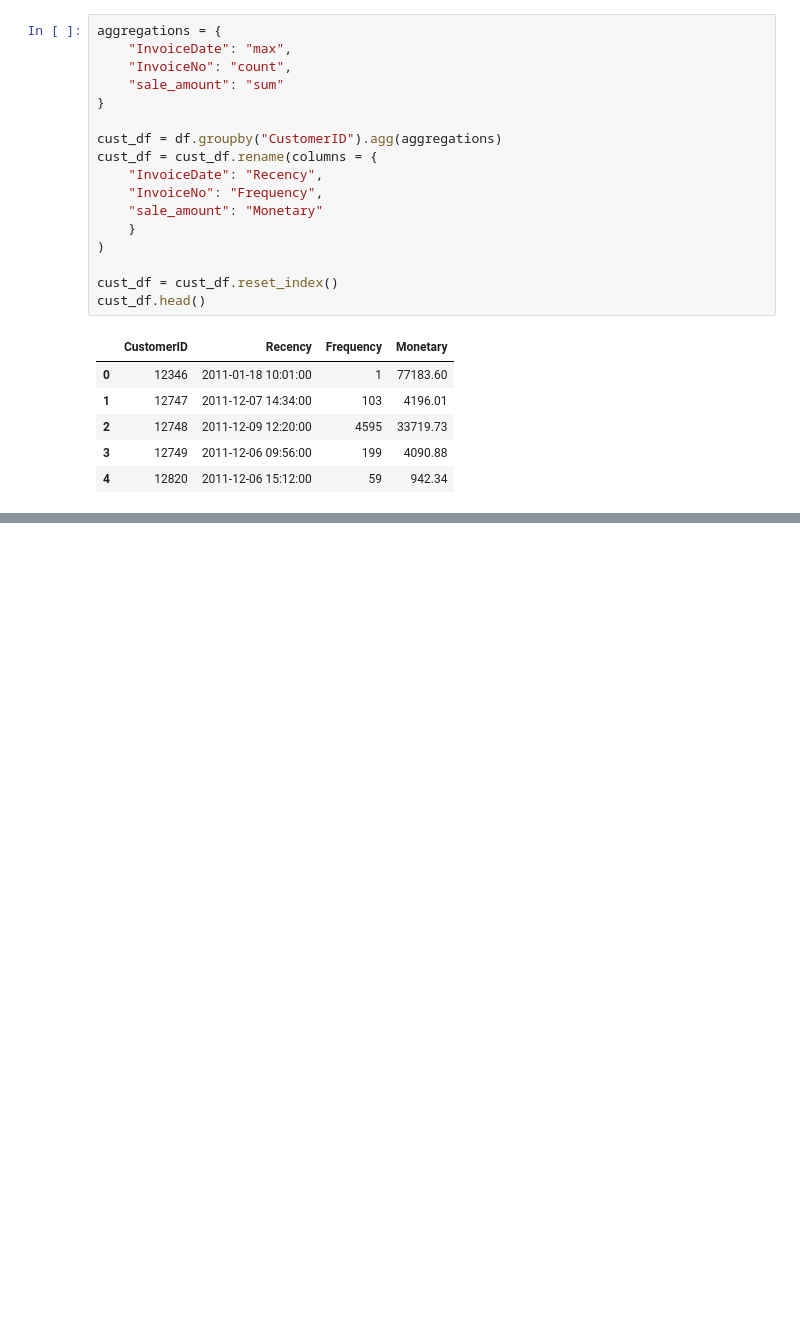
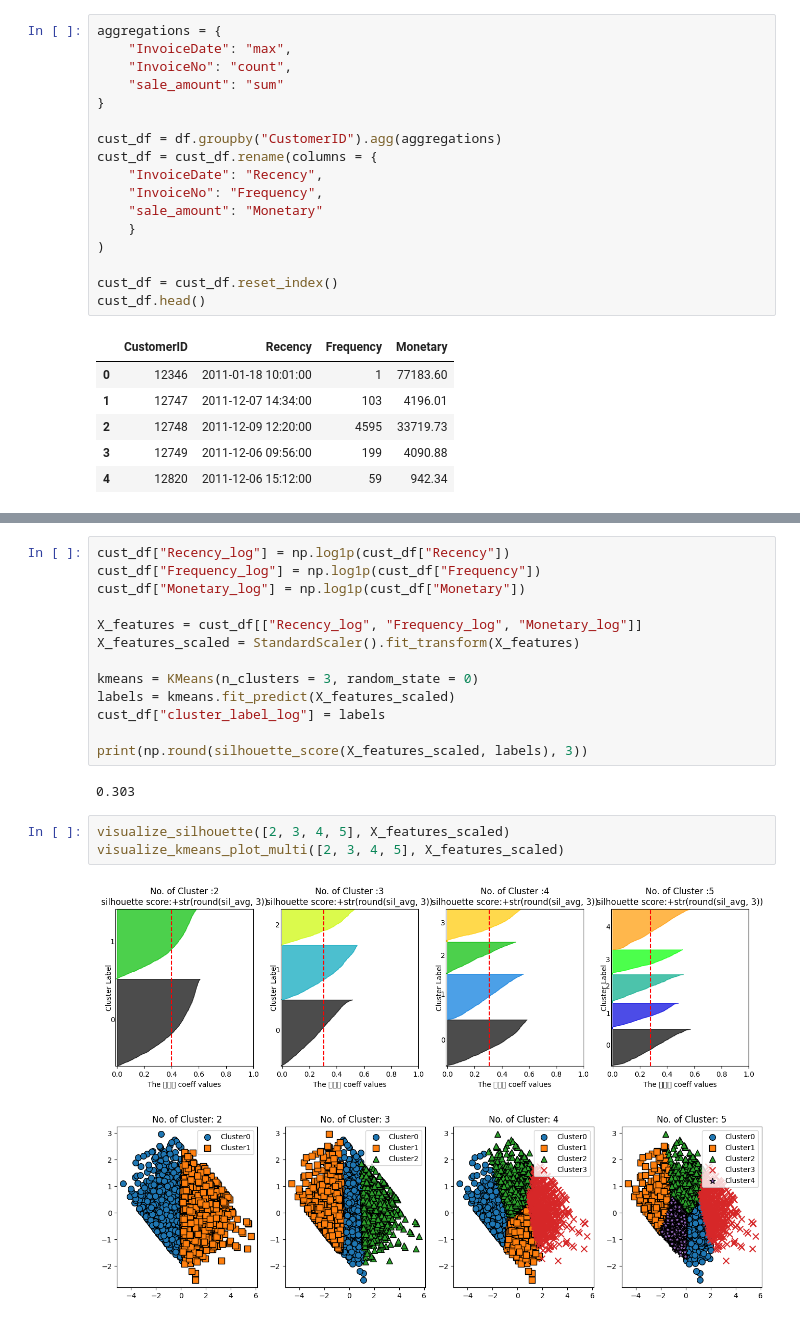
Before and after one commit to SEOWOOSANG/MachineLearing, a Jupyter notebook: ch07/7_5.ipynb, the cells around one changed output, grey strips where cells are left out. Cells and saved outputs as stored; diff of their text form; blank space fills up the shorter version.

```diff
--- a/ch07/7_5.ipynb
+++ b/ch07/7_5.ipynb
@@ -162,0 +311,21 @@ cust_df.head()
+# %%
+cust_df["Recency_log"] = np.log1p(cust_df["Recency"])
+cust_df["Frequency_log"] = np.log1p(cust_df["Frequency"])
+cust_df["Monetary_log"] = np.log1p(cust_df["Monetary"])
+
+X_features = cust_df[["Recency_log", "Frequency_log", "Monetary_log"]]
+X_features_scaled = StandardScaler().fit_transform(X_features)
+
+kmeans = KMeans(n_clusters = 3, random_state = 0)
+labels = kmeans.fit_predict(X_features_scaled)
+cust_df["cluster_label_log"] = labels
+
+print(np.round(silhouette_score(X_features_scaled, labels), 3))
+# %% [output]
+0.303
+# %%
+visualize_silhouette([2, 3, 4, 5], X_features_scaled)
+visualize_kmeans_plot_multi([2, 3, 4, 5], X_features_scaled)
+# %% [output]
+[figure, added]
+[figure, added]
```
Also changed, not shown: parts of 8 cells of this notebook, 1 other file.
